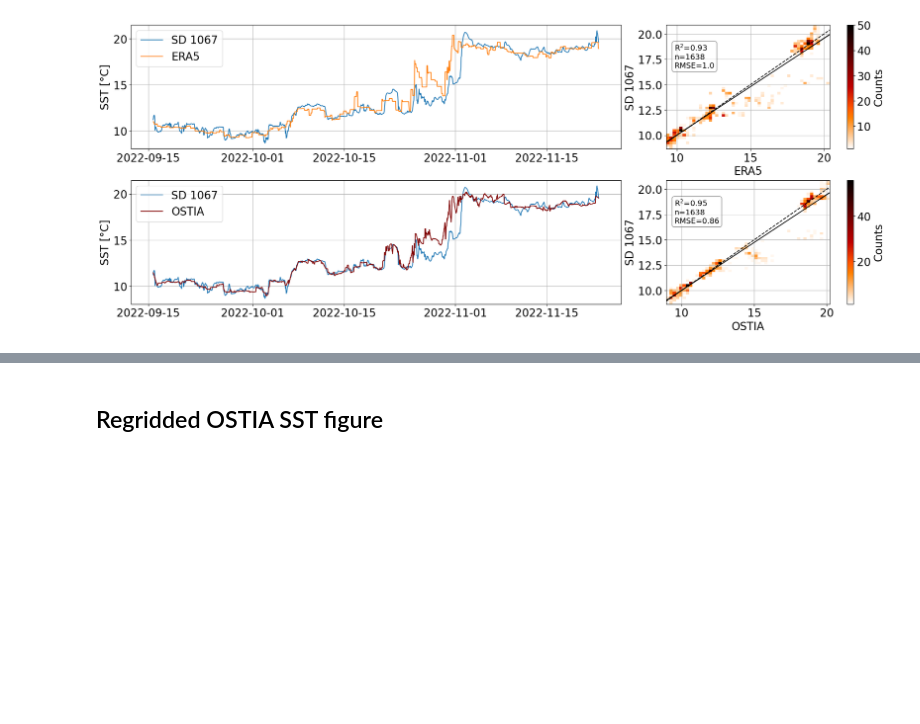
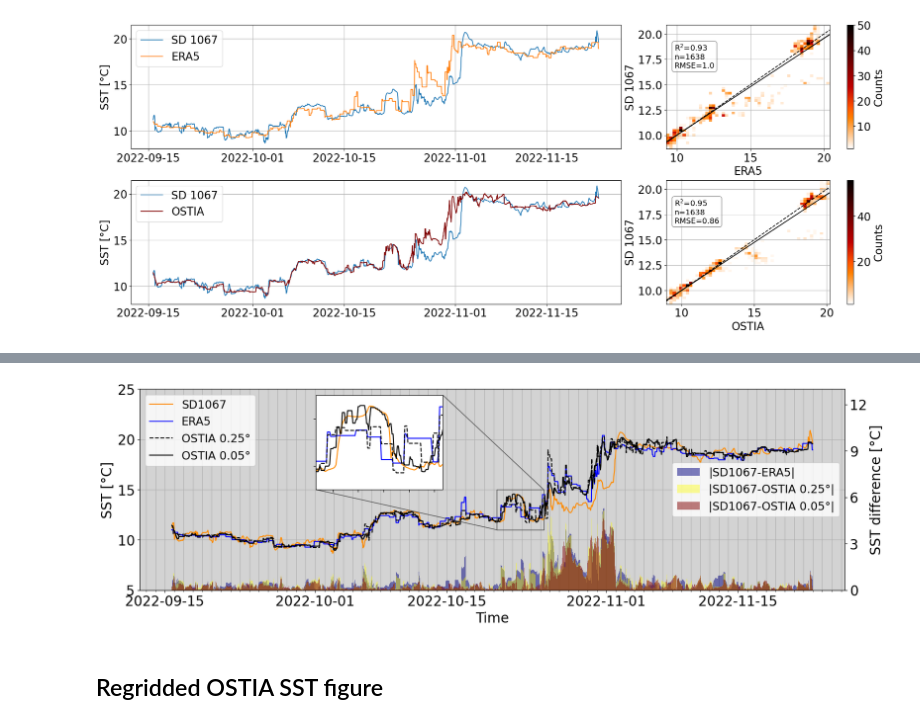
Before and after one commit to michaelaedwinson/Masterarbete2023, a Jupyter notebook: 02-ERA5_SD.ipynb, the cells around one changed output, grey strips where cells are left out. Drawn from its saved outputs; the diff is of its cells as text; code cells hidden in the pictures; blank space fills up the shorter version.

```diff
--- a/02-ERA5_SD.ipynb
+++ b/02-ERA5_SD.ipynb
@@ -427,3 +469,78 @@ plt.show()
+# %%
+fig, ax = plt.subplot_mosaic([['b','b','b'], ['b','b','b'], ['b','b','b']], figsize=[16,5], layout='constrained')#, sharex=True)
+
+
+
+
+ax['b'].plot(dsadcpH.time, dsadcpH.sst, c='darkorange', label='SD1067')
+ax['b'].plot(dsadcpH.time, coloc3.sst, c='blue', label='ERA5')
+ax['b'].plot(dsadcpH.time, colocOSTIA_regrid, c='k', label='OSTIA 0.25°', linestyle='--')
+ax['b'].plot(dsadcpH.time, colocOSTIA, c='k', label='OSTIA 0.05°')
+
+
+bbox = dict(boxstyle="square", facecolor='w')#, fc="0.8", facecolor='w')
+
+
+#ax['a'].annotate('B', xy=(0.02, 0.74), xycoords='axes fraction', bbox=bbox)
+#ax['b'].annotate('A', xy=(0.142, 0.88), xycoords='axes fraction', bbox=bbox)
+ax['b'].set_facecolor('#D3D3D3')
+ax['b'].xaxis.set_minor_locator(mdates.DayLocator())
+#ax.grid()
+ax['b'].legend(fontsize='small')
+ax['b'].set_ylim(5,25)
+
+#ax['b'].set_xlabel('Date')
+ax['b'].set_ylabel('SST [°C]')
+
+#sst difference axis
+ax1=ax['b'].twinx()
+ax1.bar(dsadcpH.time, np.abs(dsadcpH.sst-coloc3.sst),alpha=0.5,width=pd.Timedelta(hours=1), label='|SD1067-ERA5|', color='navy')
+ax1.bar(dsadcpH.time, np.abs(dsadcpH.sst-colocOSTIA_regrid),alpha=0.4,width=pd.Timedelta(hours=1), label='|SD1067-OSTIA 0.25°|', color='yellow')
+ax1.bar(dsadcpH.time, np.abs(dsadcpH.sst-colocOSTIA),alpha=0.5,width=pd.Timedelta(hours=1), label='|SD1067-OSTIA 0.05°|', color='maroon')
+
+ax1.set_ylabel('SST difference [°C]')
+
+ax1.legend(loc='center right', fontsize='small')
+ax1.set_ylim(0,13)
+ax1.yaxis.set_ticks(ticks=np.arange(0, 13, 3), labels=[0,3,6,9,12])
+ax['b'].set_xlabel('Time')
+
+i=830 # choose index for start time on zoom-window
+
+#Zoom window
+x1, x2, y1, y2 = dsadcpH.time[i], dsadcpH.time[i+120], 11, 15 # subregion of the original image
+
+# Make the zoom-in plot:
+#axins = zoomed_inset_axes(ax['b'], 2, loc='upper center')#, axes_kwargs=dict(anchor=[dsadcpH.time[50].values, 15]))#, loc='upper left') # zoom = 2
+
+x_pos=0.25
+y_pos=0.5
+
+width=0.18
+height=0.47
+
+axins= ax['b'].inset_axes([x_pos, y_pos, width, height], xticklabels=[], yticklabels=[])
+
+axins.plot(dsadcpH.time, dsadcpH.sst, c='darkorange', label='SD 1067')
+axins.plot(dsadcpH.time, coloc3.sst, c='blue', label='ERA5')
+axins.plot(dsadcpH.time, colocOSTIA, c='k', label='OSTIA 0.05°')
+axins.plot(dsadcpH.time, colocOSTIA_regrid, c='k', label='OSTIA 0.25°', linestyle='--')
+
+axins.set_xlim(x1, x2)
+axins.set_ylim(y1, y2)
+#axins.xticks(visible=False)
+#axins.yticks(visible=False)
+mark_inset(ax['b'], axins, loc1=3, loc2=1, fc="none", ec="0.3", zorder=2)
+
+ax['b'].grid(which='both', zorder=1)
+
+
+plt.savefig(pathlib.Path('.').absolute().parent/'MTmichaela/final_figs/sst.png')
+
+plt.draw()
+plt.show()
+# %% [output]
+[figure, added]
 # %% [markdown]
 ## Regridded OSTIA SST figure
 # %%
```
Also changed, not shown: parts of 18 cells of this notebook, 8 other files.
